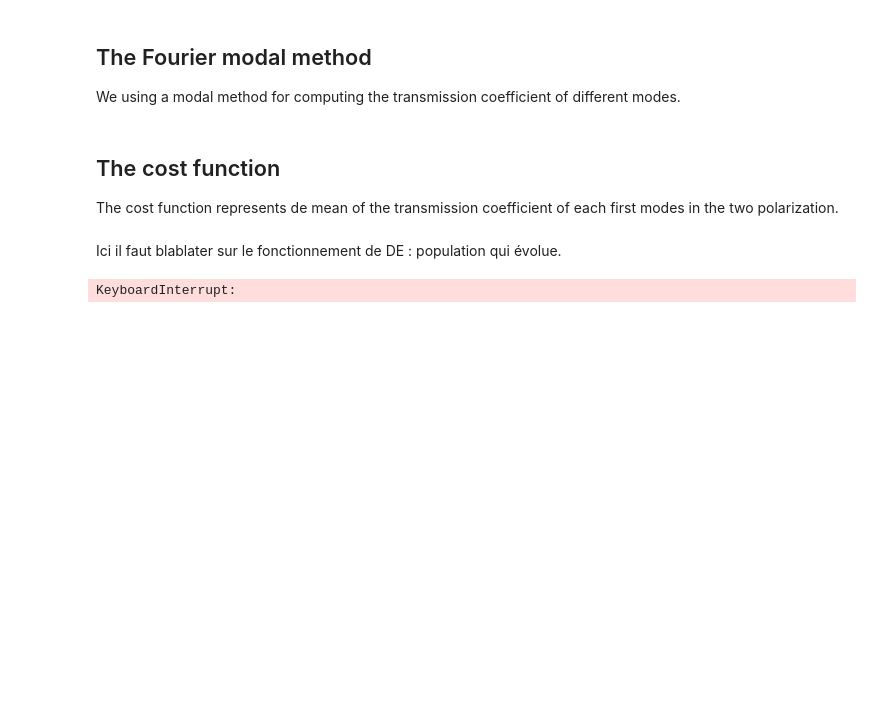
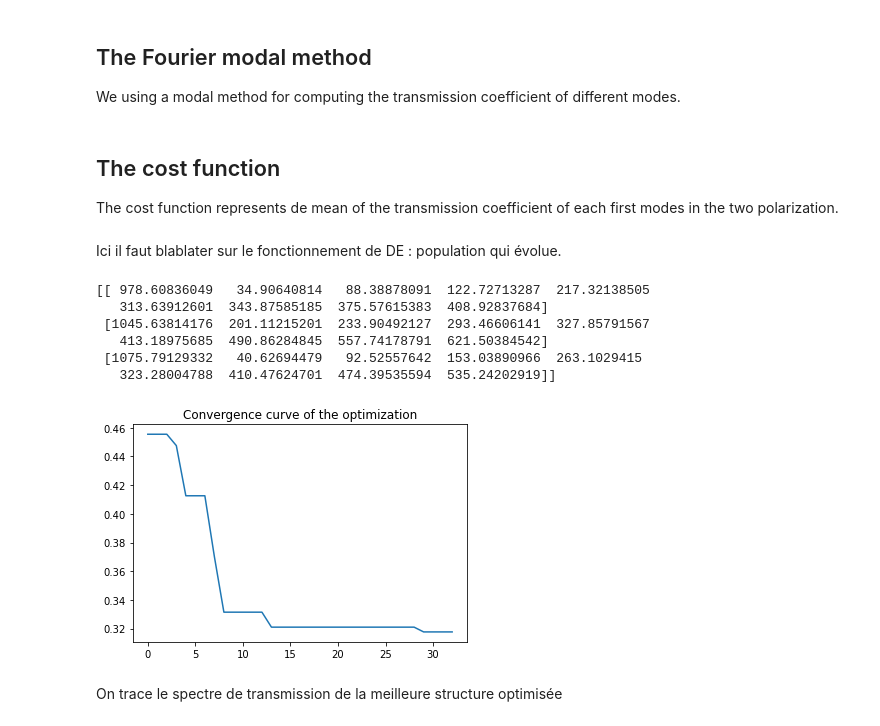
Before and after one commit to Ellawin/NeverPyMoosh, a Jupyter notebook: Polarization_splitter.ipynb, the cells around one changed output. Saved outputs shown, nothing was run; the diff lists cells and outputs as text; code cells hidden in the pictures; blank space fills up the shorter version.

Commit message:
update polarization_splitter

```diff
--- a/Polarization_splitter.ipynb
+++ b/Polarization_splitter.ipynb
@@ -110,14 +110,14 @@ def interface(P,Q):
 ## The cost function
 The cost function represents de mean of the transmission coefficient of each first modes in the two polarization.
 # %%
-def polarization_splitter(structure):
+def polarization_splitter(structure, wavelength):
     '''
     structure is a (NL, 2NC+1) matrix with NL number of layers and NC number of blocs in each layers.
     Each value in the structure is a position, in a period, where the material is changed, except for the first value of each vectors
     corresponding to thicknesses of the layers.
     '''
 
-    wavelength = 600 # wavelength in nanometers
+    #wavelength = 600 # wavelength in nanometers
     period = 600 * 1.4142135623730951 # period of the grating
     eps_1 = 1 # permittivity of the first material, air
     eps_2 = 1.46**2 # permittivity of the second material, silicon
@@ -226,7 +226,7 @@ def polarization_splitter(structure):
     # +1 order
     cost = 1 - (Te[0] + Tm[2]) / 2
 
-    return cost
+    return cost, Te, Tm
 # %% [markdown]
 Ici il faut blablater sur le fonctionnement de DE : population qui évolue.
 # %%
@@ -265,7 +265,7 @@ def DE(budget,Npop,Nlayers,Nblocs,limits,period,Nopt):
 
     # We compute the cost function of each structures in the initial population
     for l in range(Npop):
-        cf[l] = polarization_splitter(arr[l])
+        cf[l], te, tm = polarization_splitter(arr[l], 600)
 
     # For each g in the nbumber of generations (total reconstitution of a population)
     for g in range(Ngen):
@@ -329,7 +329,7 @@ def DE(budget,Npop,Nlayers,Nblocs,limits,period,Nopt):
                         z[nl,i+1] += k * esp
 
             # we compute the cost function value of the child structure
-            cfz = polarization_splitter(z)
+            cfz, te, tm = polarization_splitter(z, 600)
 
             # the child replace the parent only if its cost function is lower
             if cfz<cf[p]:
@@ -342,11 +342,14 @@ def DE(budget,Npop,Nlayers,Nblocs,limits,period,Nopt):
     # we identify and store the best structure optimized
     best = arr[np.argmin(cf)]
 
+    # we save the data on a file.npz
+    np.savez("polarization_splitter.npz", conv = conv, best = best)
+
     # we return the best structure optimized and the convergence of the optimization to check the success
     return(conv,best)
 # %%
 # the budget of the optimization should be sufficient to obtain a good convergence of the cost function
-budget = 100
+budget = 10000
 
 # The number of parents in a population
 Npop = 30
@@ -377,7 +380,7 @@ NL = 3
 Nopt = 1
 conv,best = DE(budget, Npop, NL, NC, limits, period,Nopt)
 
+
+
 # If you want to compute many optimizations in parallel, this below line have to be uncomment
 #Parallel(n_jobs=10)(delayed(DE)(budget, Npop, NL, NC, limits, period,Nopt) for Nopt in range(50))
-# %% [output]
-KeyboardInterrupt:
@@ -383,0 +392,17 @@ KeyboardInterrupt:
+# %%
+print(best)
+
+plt.figure(1)
+plt.plot(conv)
+plt.title("Convergence curve of the optimization")
+plt.show()
+# %% [output]
+[[ 978.60836049   34.90640814   88.38878091  122.72713287  217.32138505
+   313.63912601  343.87585185  375.57615383  408.92837684]
+ [1045.63814176  201.11215201  233.90492127  293.46606141  327.85791567
+   413.18975685  490.86284845  557.74178791  621.50384542]
+ [1075.79129332   40.62694479   92.52557642  153.03890966  263.1029415
+   323.28004788  410.47624701  474.39535594  535.24202919]]
+[figure, added]
+# %% [markdown]
+On trace le spectre de transmission de la meilleure structure optimisée
```
Also changed, not shown: parts of 3 cells of this notebook, 1 other file.
